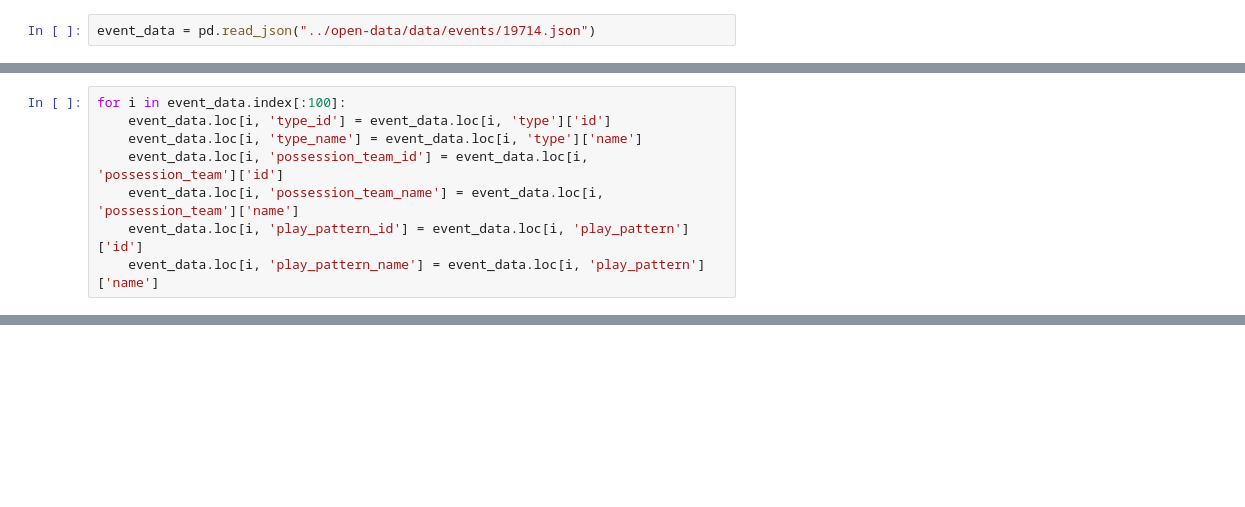
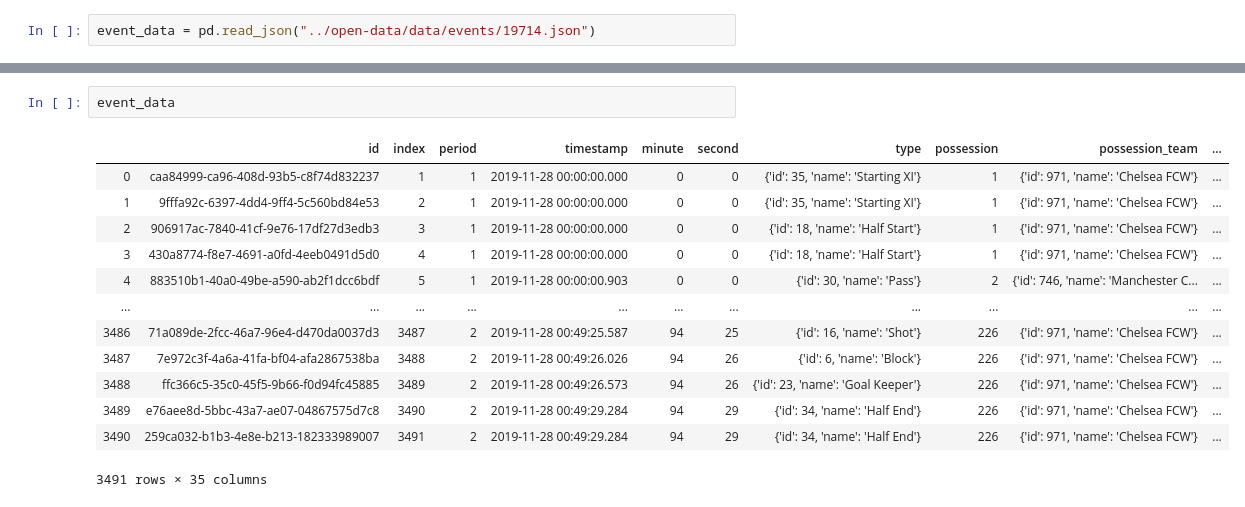
Before and after one commit to PeterGarcia95/Soccer_Analytics, a Jupyter notebook: Reading Open Data.ipynb, the cells around one changed output, grey strips where cells are left out. Cells and saved outputs as stored; diff of their text form; blank space fills up the shorter version.

```diff
--- a/Reading Open Data.ipynb
+++ b/Reading Open Data.ipynb
@@ -103,8 +45,0 @@ memory usage: 1009.2+ KB
-# %%
-for i in event_data.index[:100]:
-    event_data.loc[i, 'type_id'] = event_data.loc[i, 'type']['id']
-    event_data.loc[i, 'type_name'] = event_data.loc[i, 'type']['name']
-    event_data.loc[i, 'possession_team_id'] = event_data.loc[i, 'possession_team']['id']
-    event_data.loc[i, 'possession_team_name'] = event_data.loc[i, 'possession_team']['name']
-    event_data.loc[i, 'play_pattern_id'] = event_data.loc[i, 'play_pattern']['id']
-    event_data.loc[i, 'play_pattern_name'] = event_data.loc[i, 'play_pattern']['name']
@@ -229,0 +68,16 @@ dict
+# %%
+event_data
+# %% [output]
+|  | id | index | period | timestamp | minute | second | type | possession | possession_team | ... |
+| 0 | caa84999-ca96-408d-93b5-c8f74d832237 | 1 | 1 | 2019-11-28 00:00:00.000 | 0 | 0 | {'id': 35, 'name': 'Starting XI'} | 1 | {'id': 971, 'name': 'Chelsea FCW'} | ... |
+| 1 | 9fffa92c-6397-4dd4-9ff4-5c560bd84e53 | 2 | 1 | 2019-11-28 00:00:00.000 | 0 | 0 | {'id': 35, 'name': 'Starting XI'} | 1 | {'id': 971, 'name': 'Chelsea FCW'} | ... |
+| 2 | 906917ac-7840-41cf-9e76-17df27d3edb3 | 3 | 1 | 2019-11-28 00:00:00.000 | 0 | 0 | {'id': 18, 'name': 'Half Start'} | 1 | {'id': 971, 'name': 'Chelsea FCW'} | ... |
+| 3 | 430a8774-f8e7-4691-a0fd-4eeb0491d5d0 | 4 | 1 | 2019-11-28 00:00:00.000 | 0 | 0 | {'id': 18, 'name': 'Half Start'} | 1 | {'id': 971, 'name': 'Chelsea FCW'} | ... |
+| 4 | 883510b1-40a0-49be-a590-ab2f1dcc6bdf | 5 | 1 | 2019-11-28 00:00:00.903 | 0 | 0 | {'id': 30, 'name': 'Pass'} | 2 | {'id': 746, 'name': 'Manchester C... | ... |
+| ... | ... | ... | ... | ... | ... | ... | ... | ... | ... | ... |
+| 3486 | 71a089de-2fcc-46a7-96e4-d470da0037d3 | 3487 | 2 | 2019-11-28 00:49:25.587 | 94 | 25 | {'id': 16, 'name': 'Shot'} | 226 | {'id': 971, 'name': 'Chelsea FCW'} | ... |
+| 3487 | 7e972c3f-4a6a-41fa-bf04-afa2867538ba | 3488 | 2 | 2019-11-28 00:49:26.026 | 94 | 26 | {'id': 6, 'name': 'Block'} | 226 | {'id': 971, 'name': 'Chelsea FCW'} | ... |
+| 3488 | ffc366c5-35c0-45f5-9b66-f0d94fc45885 | 3489 | 2 | 2019-11-28 00:49:26.573 | 94 | 26 | {'id': 23, 'name': 'Goal Keeper'} | 226 | {'id': 971, 'name': 'Chelsea FCW'} | ... |
+| 3489 | e76aee8d-5bbc-43a7-ae07-04867575d7c8 | 3490 | 2 | 2019-11-28 00:49:29.284 | 94 | 29 | {'id': 34, 'name': 'Half End'} | 226 | {'id': 971, 'name': 'Chelsea FCW'} | ... |
+| 3490 | 259ca032-b1b3-4e8e-b213-182333989007 | 3491 | 2 | 2019-11-28 00:49:29.284 | 94 | 29 | {'id': 34, 'name': 'Half End'} | 226 | {'id': 971, 'name': 'Chelsea FCW'} | ... |
+3491 rows × 35 columns
```
Also changed, not shown: parts of 45 cells of this notebook, 3 other files.
